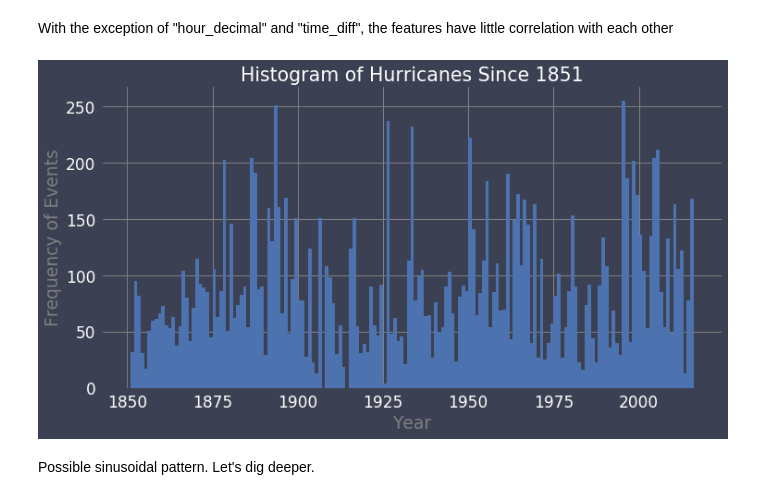
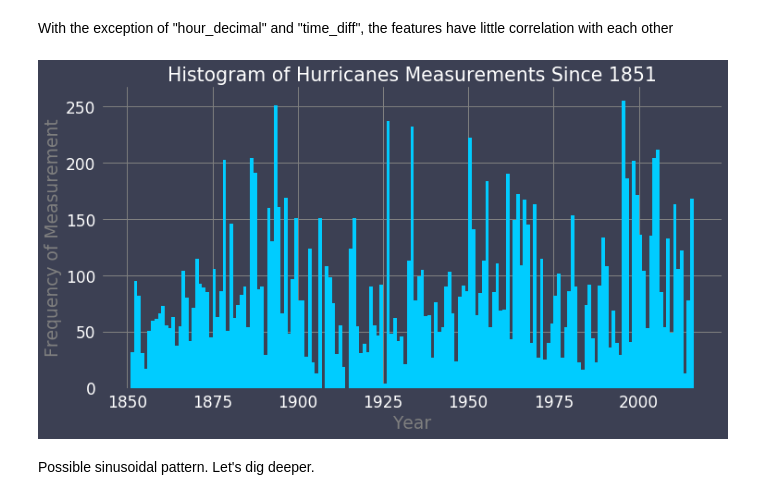
Before and after one commit to blane07/altantic-hurricane-paths, a Jupyter notebook: hurricane-path-predictor.ipynb, the cells around one changed output. Saved outputs shown, nothing was run; the diff lists cells and outputs as text; code cells hidden in the pictures.

```diff
--- a/hurricane-path-predictor.ipynb
+++ b/hurricane-path-predictor.ipynb
@@ -302,13 +303,14 @@ data.drop(['hour', 'minute'], axis=1, inplace=True)
 With the exception of "hour_decimal" and "time_diff", the features have little correlation with each other
 # %%
 plt.figure(figsize=(12, 6))
-data[(data.day != 99) & (data.status == 'HU')].year.plot(kind='hist', bins=165)
-plt.title("Histogram of Hurricanes Since 1851")
+data[(data.day != 99) & (data.status == 'HU')].year.plot(kind='hist', bins=165,
+                                                         color='#00CCFF')
+plt.title("Histogram of Hurricanes Measurements Since 1851")
 plt.xlabel("Year")
-plt.ylabel("Frequency of Events")
+plt.ylabel("Frequency of Measurement")
 plt.show()
 # %% [output]
-[figure, old version]
+[figure, new version]
 # %% [markdown]
 Possible sinusoidal pattern. Let's dig deeper.
 # %% [markdown]
```
Also changed, not shown: parts of 41 cells of this notebook.
